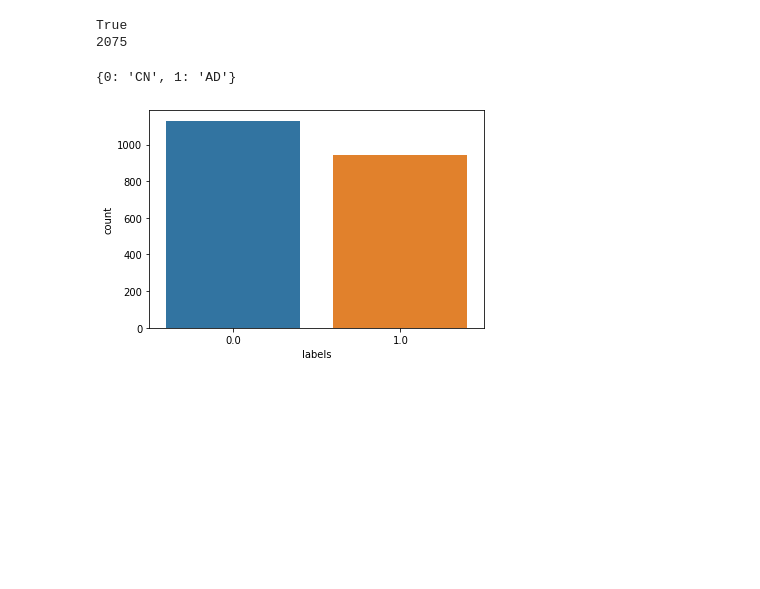
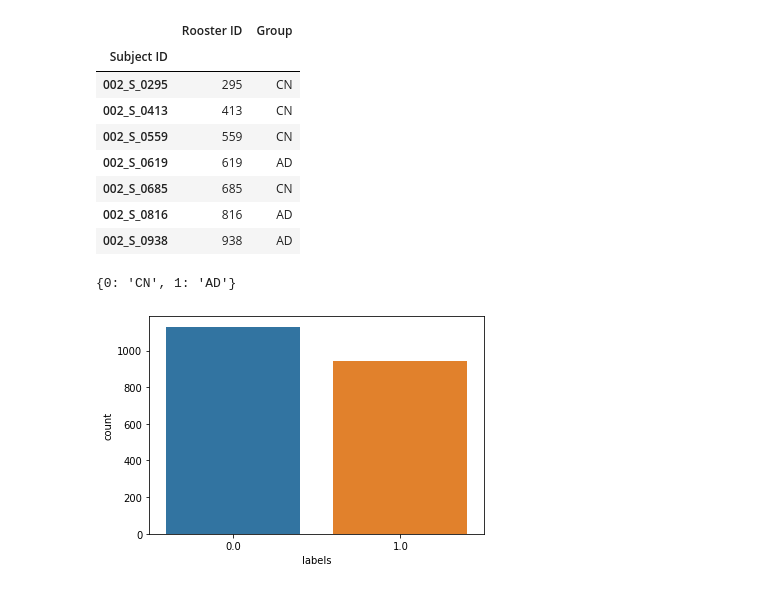
Before and after one commit to hamzaben99/AlzheimerDetection, a Jupyter notebook: alzheimerDetection.ipynb, the cells around one changed output. Drawn from its saved outputs; the diff is of its cells as text; code cells hidden in the pictures; blank space fills up the shorter version.

```diff
--- a/alzheimerDetection.ipynb
+++ b/alzheimerDetection.ipynb
@@ -74,25 +42,20 @@ def custom_patch_3D(img_n_mmni, x_tup, y_tup, z_tup):
         img_data = cropped_img.get_fdata()
         img_data.resize(img_data.shape + (1, ))
         return img_data
-# %%
-import os
-import re
-from pathlib import Path
-import pandas as pd
-from sklearn.preprocessing import OrdinalEncoder
-from sklearn.model_selection import train_test_split
-
-def load_data(path):
-    data = pd.read_csv(path, names= ['Subject ID', 'Rooster ID', 'Age', 'Sexe', 'Group', 'Conversion', 'MMSE', 'RAVLT', 'FAQ', 'CDR-SB', 'ADAS11'], usecols = ['Subject ID', 'Rooster ID', 'Group'])
-    data.index = data['Subject ID']
-    data = data.drop(['Subject ID'], axis=1)
-    data = data[(data.Group == 'CN') | (data.Group == 'AD')]
-    return data
-
-path = str(Path().resolve())
-path = path + "/ADNI1/list_standardized_tongtong_2017.csv"
-y_data = load_data(path)
-y_data.head(7)
+# %%
+path = str(Path().resolve()) + "/ADNI1/list_standardized_tongtong_2017.csv"
+y_data = load_data(path)
+y_data.head(7)
+# %% [output]
+|  | Rooster ID | Group |
+| Subject ID |  |  |
+| 002_S_0295 | 295 | CN |
+| 002_S_0413 | 413 | CN |
+| 002_S_0559 | 559 | CN |
+| 002_S_0619 | 619 | AD |
+| 002_S_0685 | 685 | CN |
+| 002_S_0816 | 816 | AD |
+| 002_S_0938 | 938 | AD |
 # %%
 from tensorflow.keras.utils import to_categorical
 
@@ -190,23 +98,3 @@ print(len(X_data_3D) == len(Y_data_3D))
-# %%
-import numpy as np # linear algebra
-import pandas as pd # data processing, CSV file I/O (e.g. pd.read_csv)
-
-# Input data files are available in the read-only "../input/" directory
-# For example, running this (by clicking run or pressing Shift+Enter) will list all files under the input directory
-
-X_data = np.load('/kaggle/input/adni-data/X_data.npy')
-Y_data = np.load('/kaggle/input/adni-data/Y_data.npy')
-X_test_index = np.load('/kaggle/input/adni-data/X_test_index.npy')
-
-#X_data_3D = np.load('/kaggle/input/adni-data/X_data_3D.npy')
-#Y_data_3D = np.load('/kaggle/input/adni-data/Y_data_3D.npy')
-#X_test_index_3D = np.load('/kaggle/input/adni-data/X_test_index_3D.npy')
-
-print(len(X_data) == len(Y_data))
-print(len(X_data))
-# %% [output]
-True
-2075
 # %%
 map_characters = {0: 'CN', 1: 'AD'}
 dict_characters=map_characters
```
Also changed, not shown: parts of 15 cells of this notebook, 3 other files.
